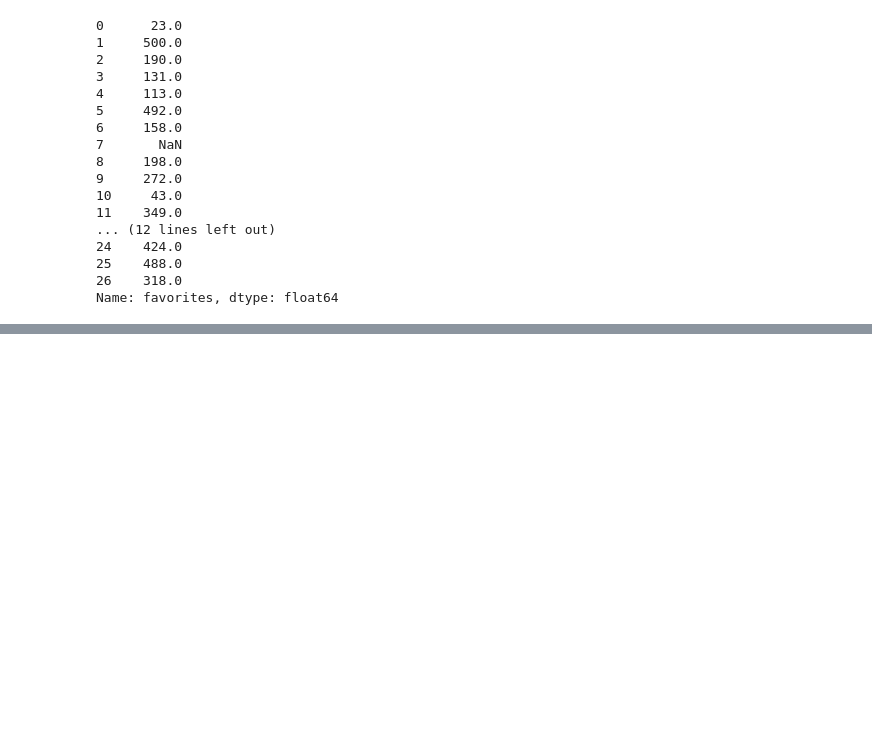
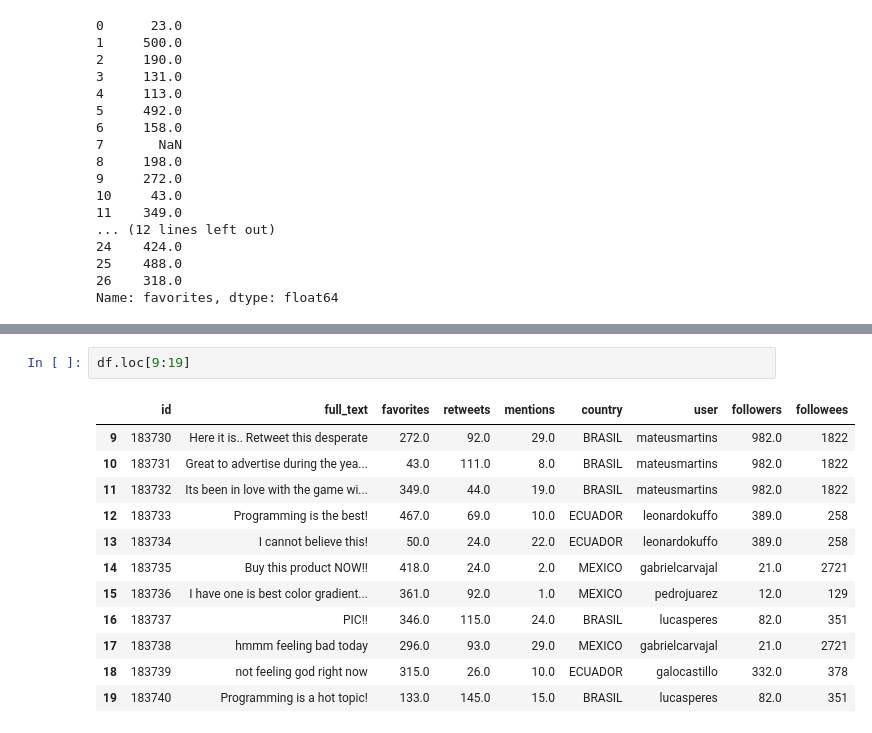
Before and after one commit to SofTecSoluciones/IAG344_Per, a Jupyter notebook: Mision2/Epandas/libropandas.ipynb, the cells around one changed output, grey strips where cells are left out. Cells and saved outputs as stored; diff of their text form; blank space fills up the shorter version.

```diff
--- a/Mision2/Epandas/libropandas.ipynb
+++ b/Mision2/Epandas/libropandas.ipynb
@@ -79,0 +145,15 @@ df.loc[[0,5,3]]
+# %%
+df.loc[9:19]
+# %% [output]
+|  | id | full_text | favorites | retweets | mentions | country | user | followers | followees |
+| 9 | 183730 | Here it is.. Retweet this desperate | 272.0 | 92.0 | 29.0 | BRASIL | mateusmartins | 982.0 | 1822 |
+| 10 | 183731 | Great to advertise during the yea... | 43.0 | 111.0 | 8.0 | BRASIL | mateusmartins | 982.0 | 1822 |
+| 11 | 183732 | Its been in love with the game wi... | 349.0 | 44.0 | 19.0 | BRASIL | mateusmartins | 982.0 | 1822 |
+| 12 | 183733 | Programming is the best! | 467.0 | 69.0 | 10.0 | ECUADOR | leonardokuffo | 389.0 | 258 |
+| 13 | 183734 | I cannot believe this! | 50.0 | 24.0 | 22.0 | ECUADOR | leonardokuffo | 389.0 | 258 |
+| 14 | 183735 | Buy this product NOW!! | 418.0 | 24.0 | 2.0 | MEXICO | gabrielcarvajal | 21.0 | 2721 |
+| 15 | 183736 | I have one is best color gradient... | 361.0 | 92.0 | 1.0 | MEXICO | pedrojuarez | 12.0 | 129 |
+| 16 | 183737 | PIC!! | 346.0 | 115.0 | 24.0 | BRASIL | lucasperes | 82.0 | 351 |
+| 17 | 183738 | hmmm feeling bad today | 296.0 | 93.0 | 29.0 | MEXICO | gabrielcarvajal | 21.0 | 2721 |
+| 18 | 183739 | not feeling god right now | 315.0 | 26.0 | 10.0 | ECUADOR | galocastillo | 332.0 | 378 |
+| 19 | 183740 | Programming is a hot topic! | 133.0 | 145.0 | 15.0 | BRASIL | lucasperes | 82.0 | 351 |
```
Also changed, not shown: parts of 12 cells of this notebook, 12 other files.
